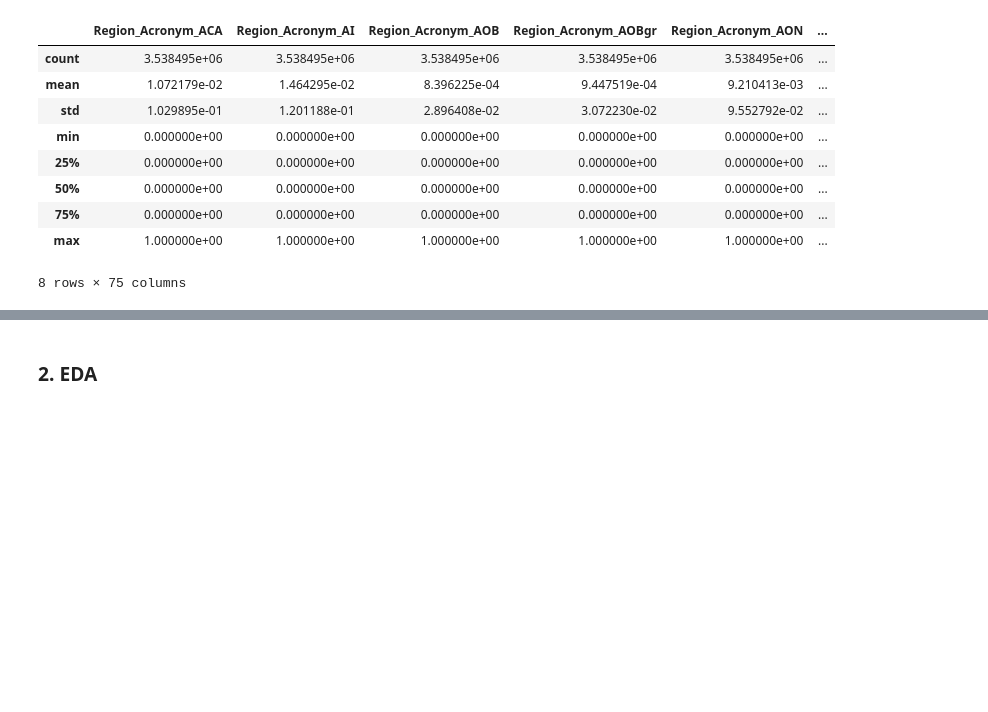
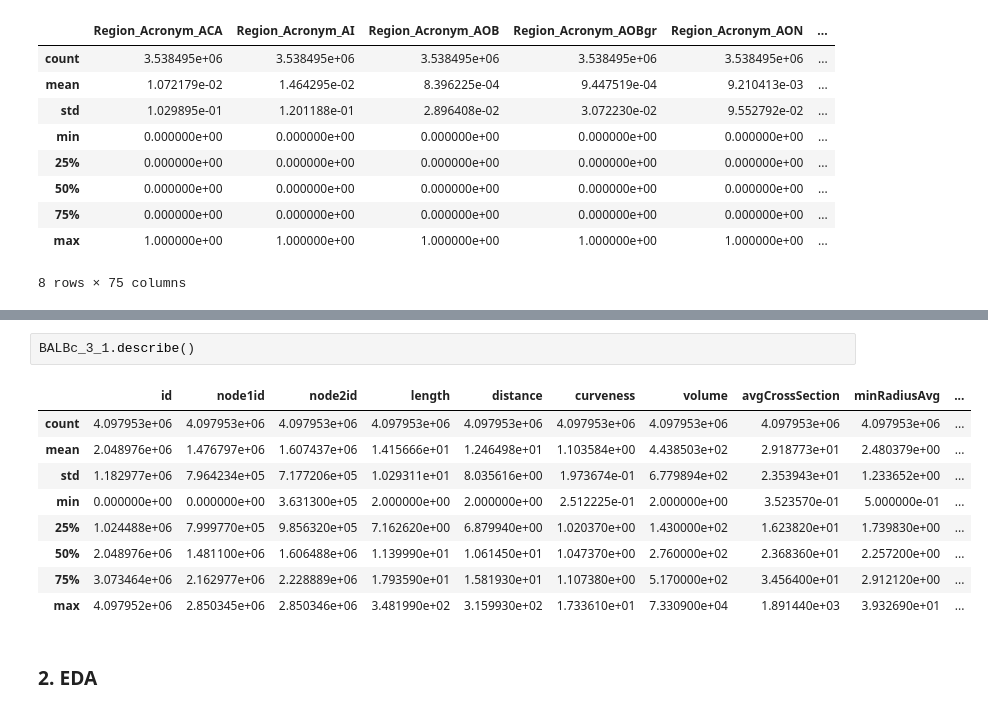
Before and after one commit to VietDQ1904/Image-Processing-2026, a Jupyter notebook: eda/edge_repair.ipynb, the cells around one changed output, grey strips where cells are left out. Saved outputs shown, nothing was run; the diff lists cells and outputs as text; blank space fills up the shorter version.

```diff
--- a/eda/balbc.ipynb
+++ b/eda/edge_repair.ipynb
@@ -177,3 +189,15 @@ BALBc_1_3.describe()
+# %%
+BALBc_3_1.describe()
+# %% [output]
+|  | id | node1id | node2id | length | distance | curveness | volume | avgCrossSection | minRadiusAvg | ... |
+| count | 4.097953e+06 | 4.097953e+06 | 4.097953e+06 | 4.097953e+06 | 4.097953e+06 | 4.097953e+06 | 4.097953e+06 | 4.097953e+06 | 4.097953e+06 | ... |
+| mean | 2.048976e+06 | 1.476797e+06 | 1.607437e+06 | 1.415666e+01 | 1.246498e+01 | 1.103584e+00 | 4.438503e+02 | 2.918773e+01 | 2.480379e+00 | ... |
+| std | 1.182977e+06 | 7.964234e+05 | 7.177206e+05 | 1.029311e+01 | 8.035616e+00 | 1.973674e-01 | 6.779894e+02 | 2.353943e+01 | 1.233652e+00 | ... |
+| min | 0.000000e+00 | 0.000000e+00 | 3.631300e+05 | 2.000000e+00 | 2.000000e+00 | 2.512225e-01 | 2.000000e+00 | 3.523570e-01 | 5.000000e-01 | ... |
+| 25% | 1.024488e+06 | 7.999770e+05 | 9.856320e+05 | 7.162620e+00 | 6.879940e+00 | 1.020370e+00 | 1.430000e+02 | 1.623820e+01 | 1.739830e+00 | ... |
+| 50% | 2.048976e+06 | 1.481100e+06 | 1.606488e+06 | 1.139990e+01 | 1.061450e+01 | 1.047370e+00 | 2.760000e+02 | 2.368360e+01 | 2.257200e+00 | ... |
+| 75% | 3.073464e+06 | 2.162977e+06 | 2.228889e+06 | 1.793590e+01 | 1.581930e+01 | 1.107380e+00 | 5.170000e+02 | 3.456400e+01 | 2.912120e+00 | ... |
+| max | 4.097952e+06 | 2.850345e+06 | 2.850346e+06 | 3.481990e+02 | 3.159930e+02 | 1.733610e+01 | 7.330900e+04 | 1.891440e+03 | 3.932690e+01 | ... |
 # %% [markdown]
 ### 2. EDA
 # %%
```
Also changed, not shown: parts of 12 cells of this notebook, 3 other files.
